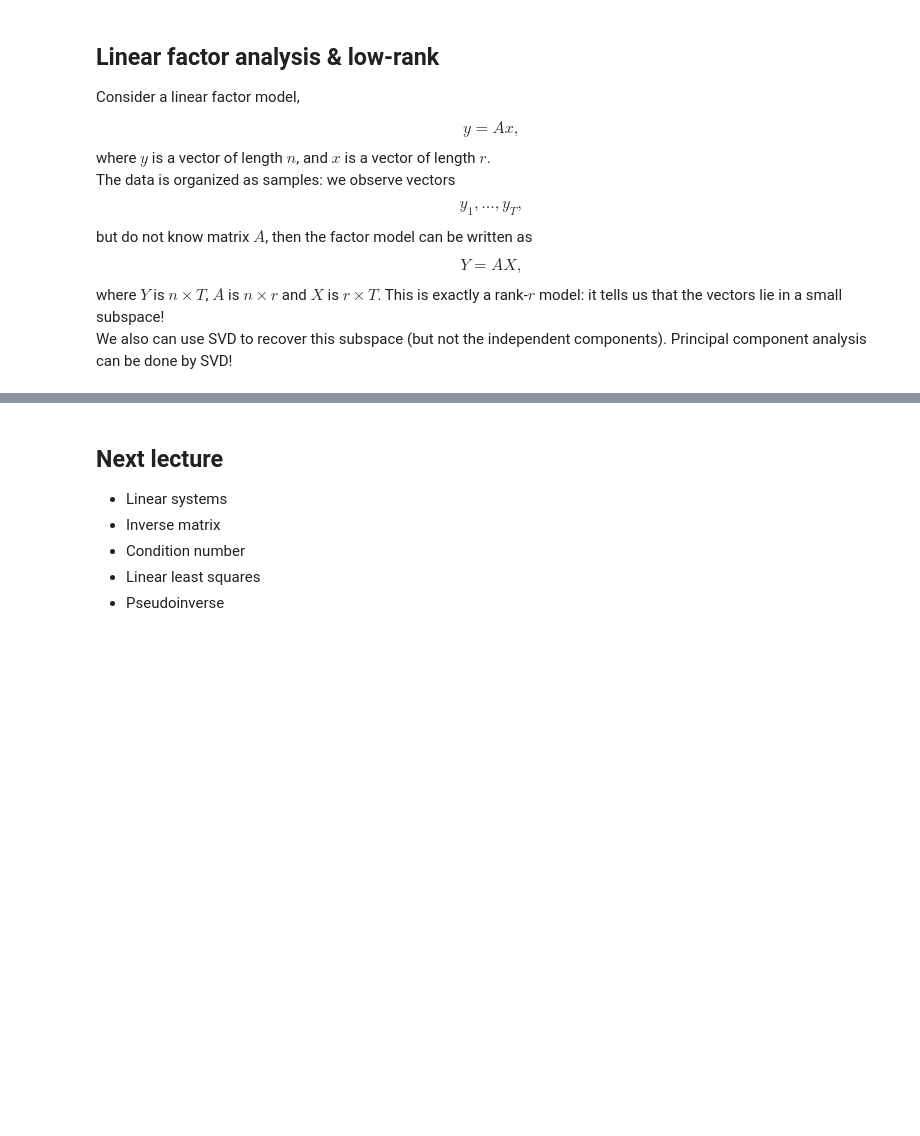
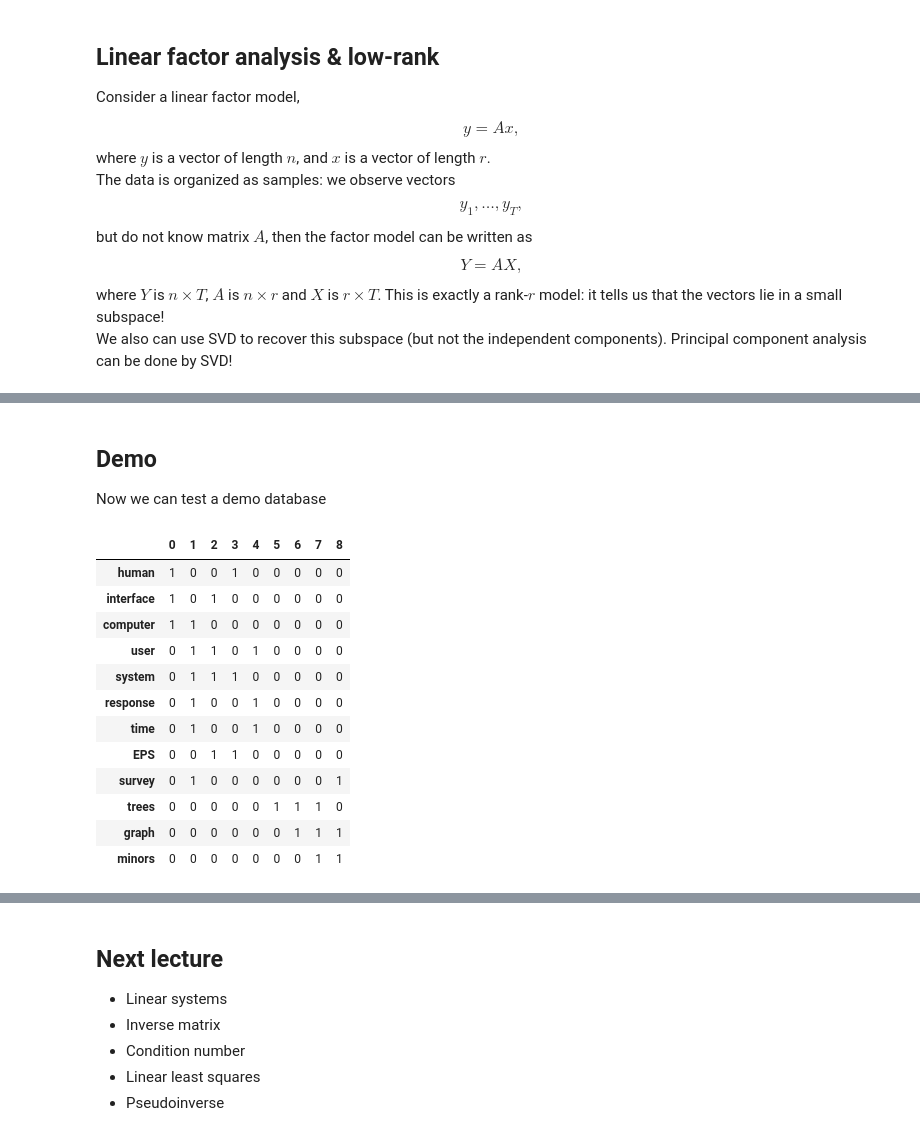
Before and after one commit to oseledets/nla2016, a Jupyter notebook: lectures/lecture-4.ipynb, the cells around one changed output, grey strips where cells are left out. Drawn from its saved outputs; the diff is of its cells as text; code cells hidden in the pictures; blank space fills up the shorter version.

```diff
--- a/lectures/lecture-4.ipynb
+++ b/lectures/lecture-4.ipynb
@@ -405,0 +434,41 @@ We also can use SVD to recover this subspace (but not the independent components
+# %% [markdown]
+## Demo
+Now we can test a demo database
+# %%
+import numpy as np
+import pandas as pd
+import re #Regular expressions
+rows = ['human', 'interface', 'computer', 'user', 'system', 'response', 'time', 'EPS', 'survey', 'trees', 'graph', 'minors']
+nterms = len(rows)
+docs = []
+docs += ['Human machine interface for Lab ABC computer applications']
+docs += ['A survey of user opinions of computer system response time']
+docs += ['The EPS user interfaces management system']
+docs += ['System and human system engineering testing of EPS']
+docs += ['Relation of user-perceived response time on user management']
+docs += ['The generation of random, binary, unordered trees']
+docs += ['The intersection graph of paths in trees']
+docs += ['Graph minors IV: Width of trees and well-quasi-ordering']
+docs += ['Graph minors: A survey']
+ndocs = len(docs)
+term_doc = np.zeros((nterms, ndocs))
+for i in xrange(nterms):
+    for j in xrange(ndocs):
+        if re.search(rows[i], docs[j], re.IGNORECASE):
+            term_doc[i, j] = 1
+#Use pandas to plot
+pd.DataFrame(data=term_doc,index=rows)
+# %% [output]
+|  | 0 | 1 | 2 | 3 | 4 | 5 | 6 | 7 | 8 |
+| human | 1 | 0 | 0 | 1 | 0 | 0 | 0 | 0 | 0 |
+| interface | 1 | 0 | 1 | 0 | 0 | 0 | 0 | 0 | 0 |
+| computer | 1 | 1 | 0 | 0 | 0 | 0 | 0 | 0 | 0 |
+| user | 0 | 1 | 1 | 0 | 1 | 0 | 0 | 0 | 0 |
+| system | 0 | 1 | 1 | 1 | 0 | 0 | 0 | 0 | 0 |
+| response | 0 | 1 | 0 | 0 | 1 | 0 | 0 | 0 | 0 |
+| time | 0 | 1 | 0 | 0 | 1 | 0 | 0 | 0 | 0 |
+| EPS | 0 | 0 | 1 | 1 | 0 | 0 | 0 | 0 | 0 |
+| survey | 0 | 1 | 0 | 0 | 0 | 0 | 0 | 0 | 1 |
+| trees | 0 | 0 | 0 | 0 | 0 | 1 | 1 | 1 | 0 |
+| graph | 0 | 0 | 0 | 0 | 0 | 0 | 1 | 1 | 1 |
+| minors | 0 | 0 | 0 | 0 | 0 | 0 | 0 | 1 | 1 |
```
Also changed, not shown: parts of 18 cells of this notebook.
